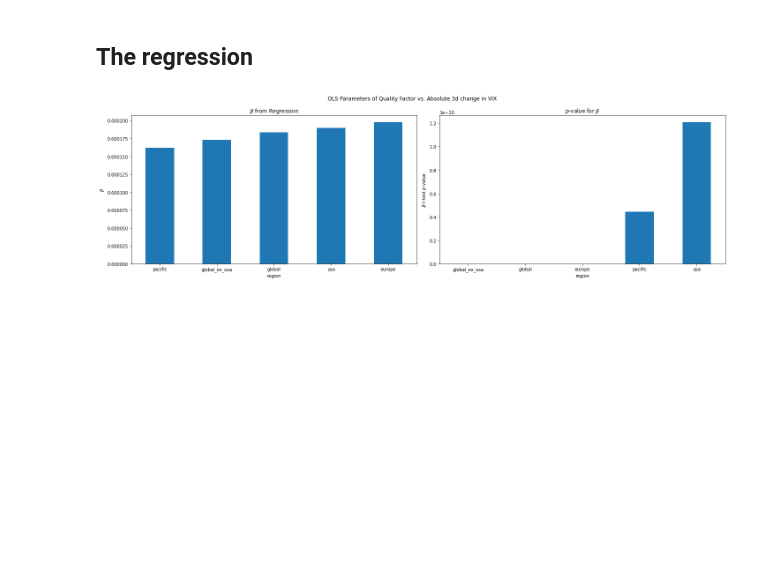
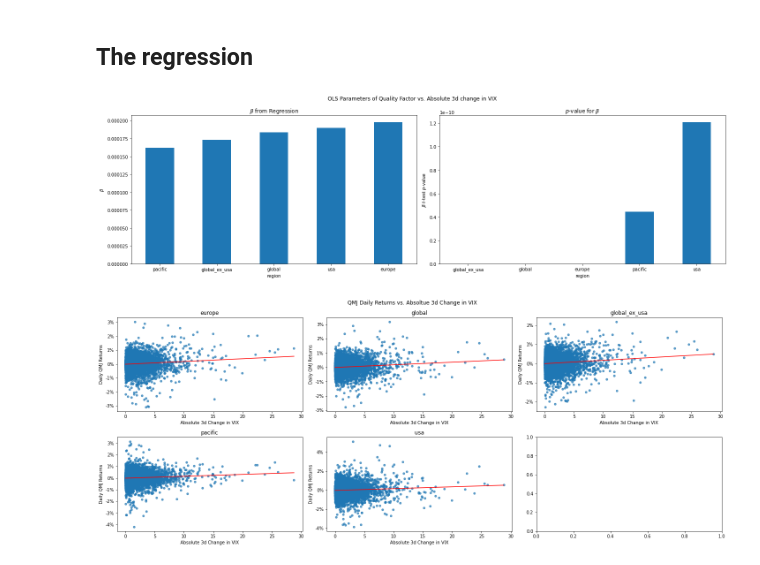
Before and after one commit to diegodalvarez/QualityShocks, a Jupyter notebook: root/notebook/FullSampleRegression.ipynb, the cells around one changed output. Cells and saved outputs as stored; diff of their text form; code cells hidden in the pictures; blank space fills up the shorter version.

```diff
--- a/root/notebook/FullSampleRegression.ipynb
+++ b/root/notebook/FullSampleRegression.ipynb
@@ -297,3 +297,44 @@ def plot_params(df_params: pd.DataFrame) -> plt.Figure:
 plot_params(df_params)
 # %% [output]
 [figure]
+# %%
+def plot_regression(df_params: pd.DataFrame, df: pd.DataFrame) -> plt.Figure:
+
+    variables = df_params.variable.drop_duplicates().sort_values().to_list()
+    fig, axes = plt.subplots(ncols = 3, nrows = 2, figsize = (20,8))
+
+    for variable, ax in zip(variables, axes.flatten()):
+
+        raw_params = (df_params.query(
+            "variable == @variable").
+            set_index("index").
+            val.
+            to_dict())
+
+        df_tmp = df.query("variable == @variable")
+        x      = np.linspace(
+            start = df_tmp.VIX_shock.min(),
+            stop  = df_tmp.VIX_shock.max(),
+            num   = 1_000)
+
+        y      = (x * raw_params["VIX_shock"]) + raw_params["const"]
+
+        (df_tmp.plot(
+            ax    = ax,
+            kind  = "scatter",
+            x     = "VIX_shock",
+            y     = "value",
+            alpha = 0.7,
+            title = variable))
+
+        ax.plot(x, y, color = "red")
+        ax.set_xlabel("Absolute 3d Change in VIX")
+        ax.set_ylabel("Daily QMJ Returns")
+        ax.yaxis.set_major_formatter(FuncFormatter(lambda y, _: f'{y * 100:.0f}%'))
+
+    fig.suptitle("QMJ Daily Returns vs. Absoltue 3d Change in VIX")
+    plt.tight_layout()
+
+plot_regression(df_params, df)
+# %% [output]
+[figure, added]
```
Also changed, not shown: 1 other file.
